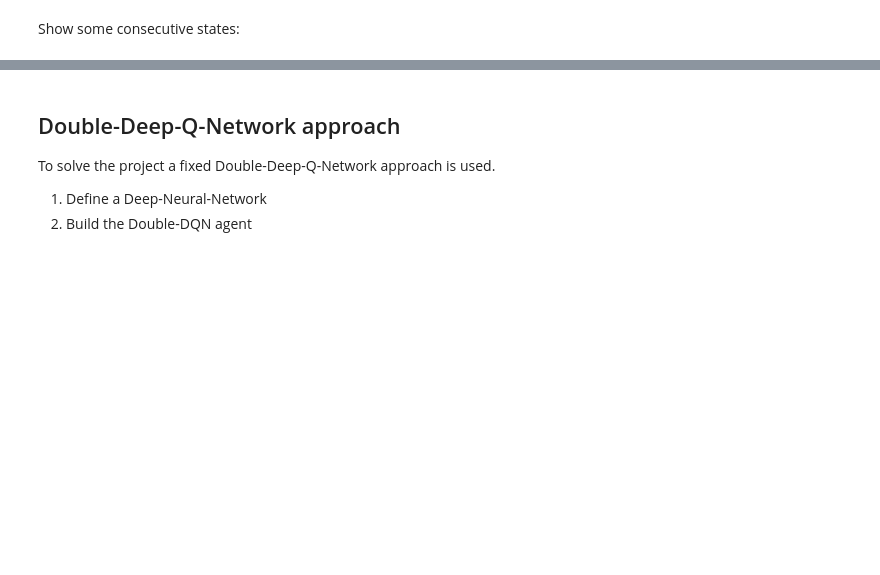
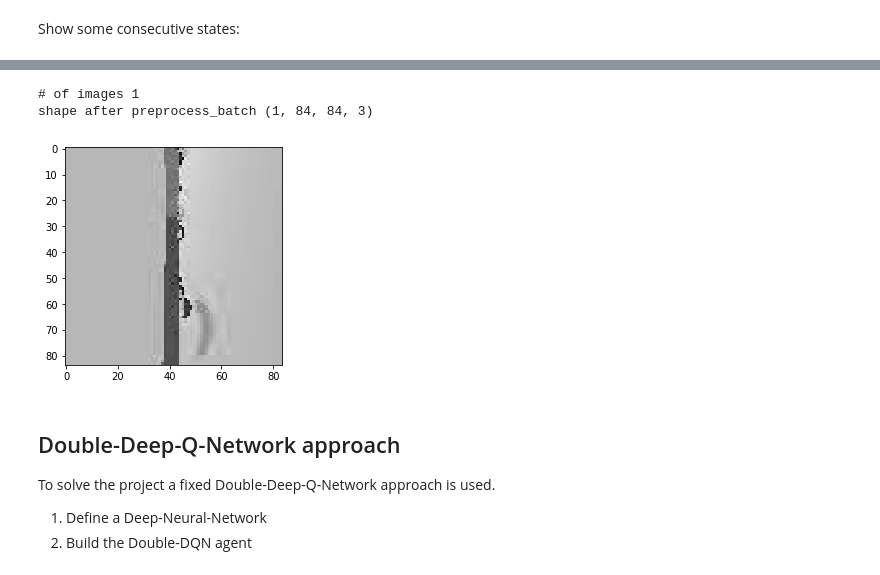
Before and after one commit to faberfred/drl-navigation-project, a Jupyter notebook: Navigation_Pixels.ipynb, the cells around one changed output, grey strips where cells are left out. Drawn from its saved outputs; the diff is of its cells as text; code cells hidden in the pictures; blank space fills up the shorter version.

```diff
--- a/Navigation_Pixels.ipynb
+++ b/Navigation_Pixels.ipynb
@@ -169,3 +186,38 @@ When finished, you can close the environment.
+# %%
+# convert RGB images to one layer images & stack them on top of each other if more than one image has been transmitted
+def preprocess_batch(images):
+    list_of_images = np.asarray(images)
+    if len(list_of_images) == 1:
+        print('# of images', len(images))
+#         print('image shape bevore', list_of_images.shape)
+        list_of_images = np.repeat(list_of_images, 3, axis=0)
+#         print('image shape after', list_of_images.shape)
+    elif len(list_of_images) == 2:
+#         print('# of images', len(images))
+#         print(list_of_images.shape)
+        list_of_images = np.expand_dims(list_of_images[0], 0)
+        list_of_images = np.repeat(list_of_images, 3, axis=0)
+    else:
+        print('# of images', len(images))
+#         print(list_of_images.shape)
+
+    list_of_images_prepro = np.mean(list_of_images, axis=-1)
+#     print(list_of_images_prepro.shape)
+    batch_input = np.swapaxes(list_of_images_prepro,0,2)
+    batch_input = np.expand_dims(batch_input, 0)
+    return batch_input
+
+# prep_images = preprocess_batch([states[50],states[51], states[52], states[53]])
+# prep_images = preprocess_batch([states[50], states[51], states[52]])
+# prep_images = preprocess_batch([states[50], states[51]])
+prep_images = preprocess_batch([states[50]])
+print('shape after preprocess_batch', prep_images.shape)
+plt.imshow(np.squeeze(prep_images))
+plt.show()
+# %% [output]
+# of images 1
+shape after preprocess_batch (1, 84, 84, 3)
+[figure, added]
 # %% [markdown]
 ## Double-Deep-Q-Network approach
 To solve the project a fixed Double-Deep-Q-Network approach is used.
```
Also changed, not shown: parts of 9 cells of this notebook.
